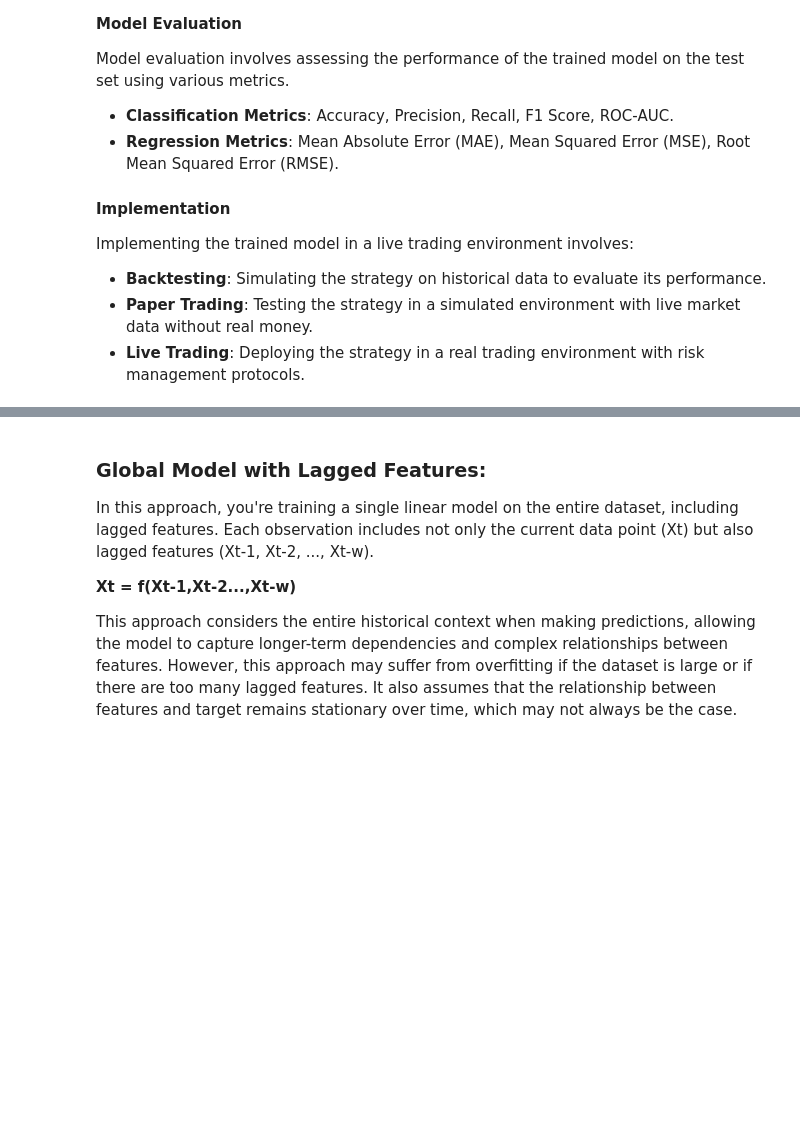
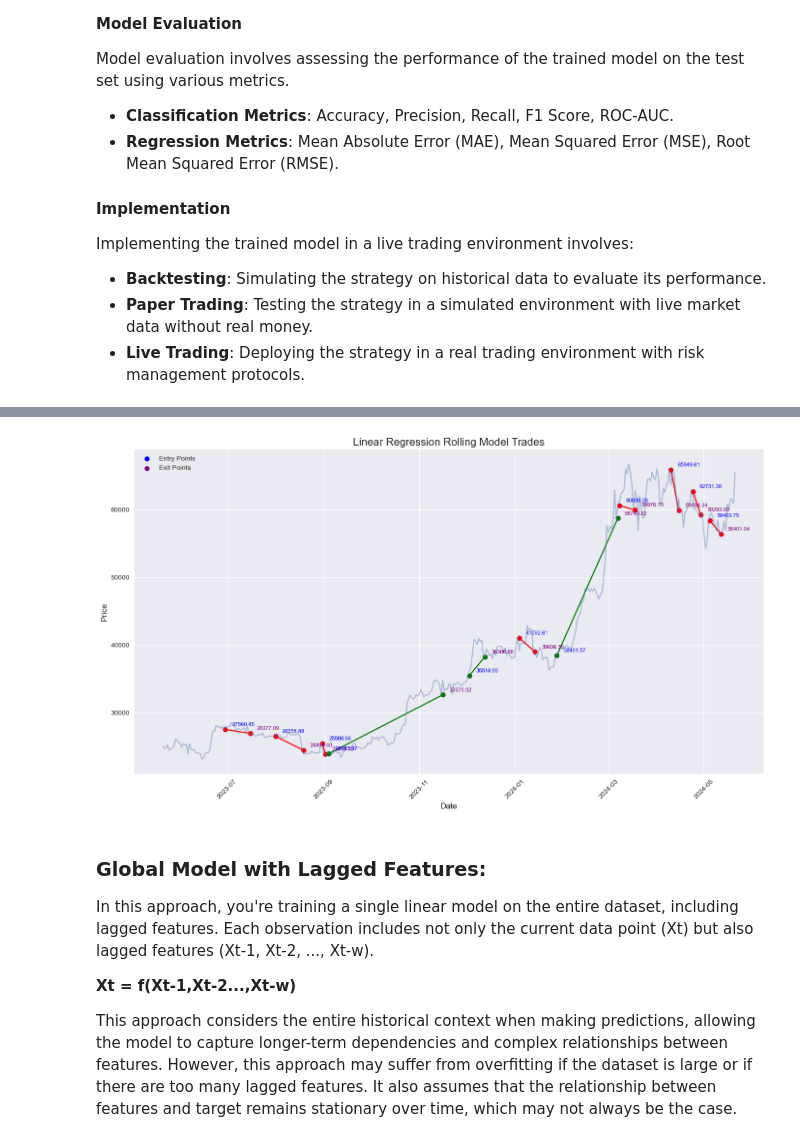
Before and after one commit to datadham/TradingStrategy, a Jupyter notebook: notebooks/05_ImplementingML.ipynb, the cells around one changed output, grey strips where cells are left out. Drawn from its saved outputs; the diff is of its cells as text; code cells hidden in the pictures; blank space fills up the shorter version.

```diff
--- a/notebooks/05_ImplementingML.ipynb
+++ b/notebooks/05_ImplementingML.ipynb
@@ -115,3 +270,7 @@ plt.show()
+# %%
+showtrades(trades=best_trades,Close = hist['Close'],title="Linear Regression Rolling Model Trades",annot=True)
+# %% [output]
+[figure, added]
 # %% [markdown]
 ### Global  Model with Lagged Features:
 
```
Also changed, not shown: parts of 14 cells of this notebook, 8 other files.
